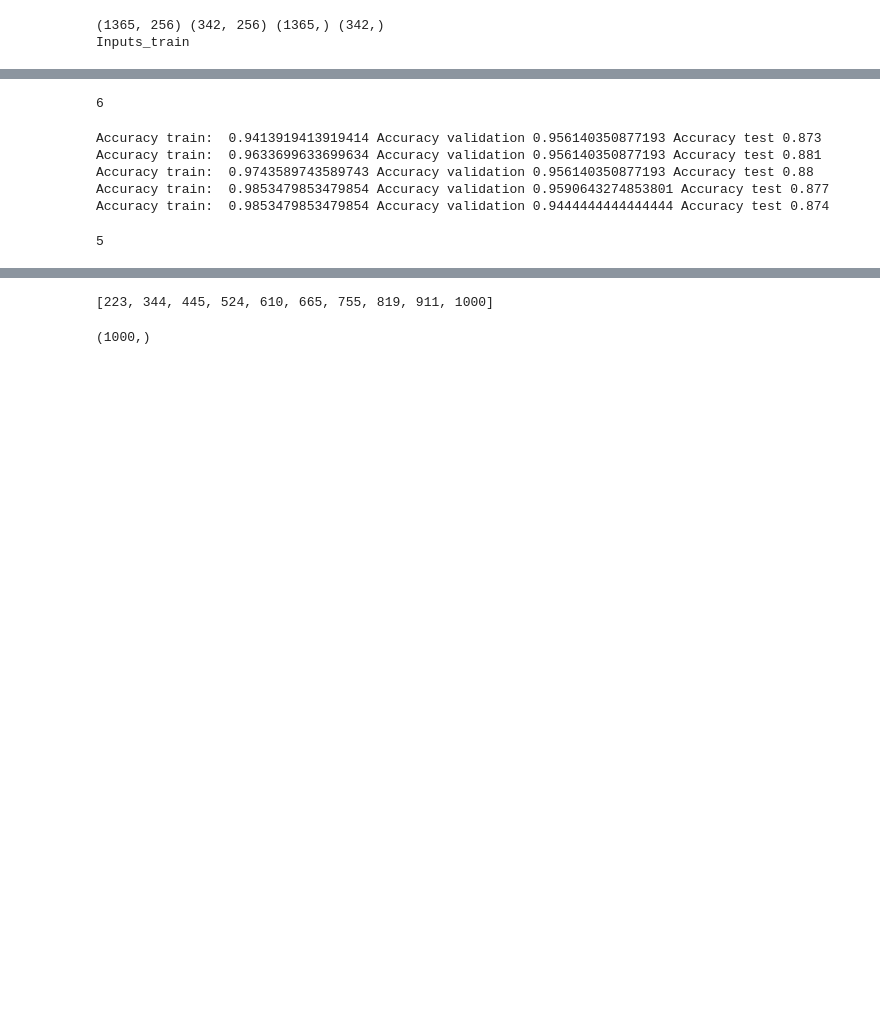
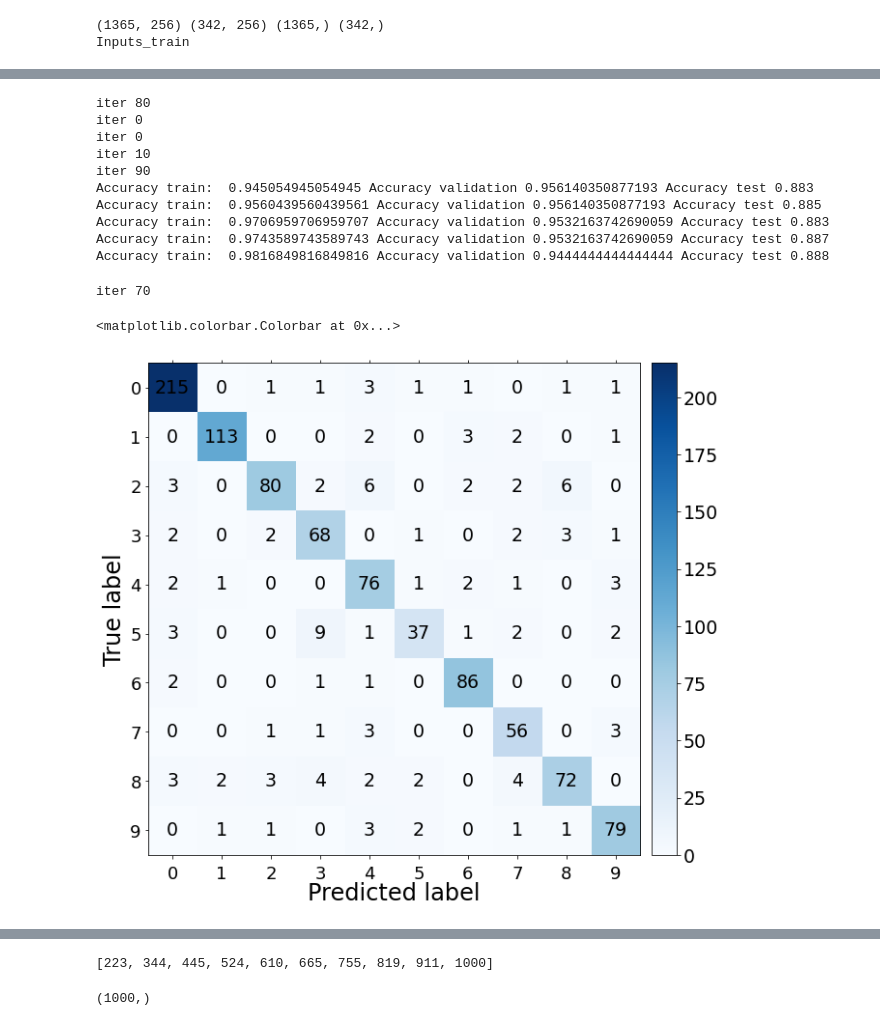
Before and after one commit to X1anghe/IDL_Assignments, a Jupyter notebook: Assignment1/Task2.ipynb, the cells around one changed output, grey strips where cells are left out. Cells and saved outputs as stored; diff of their text form; code cells hidden in the pictures; blank space fills up the shorter version.

```diff
--- a/Assignment1/Task2.ipynb
+++ b/Assignment1/Task2.ipynb
@@ -169,3 +237,14 @@ Accuracy train:  0.9758241758241758 Accuracy validation 0.956140350877193 Accura
+# %%
+# np.random.seed(2022)
+# w0 = np.random.uniform(-0.3,0.3,size=(257,10))
+w_list = []
+results = []
+w_list.clear()
+results.clear()
+np.random.seed(2022)
+sections = [(-1, 1), (-0.5, 0.5), (-0.3, 0.3), (-0.1, 0.1)]
+lr = 0.3
+W_experiments = generate_w0(sections)
 # %%
 for w0_index in range(len(sections)):
     print(w0_index)
@@ -211,6 +300,2 @@ print("Accuracy train: ", acc_train, "Accuracy validation", acc_val, "Accuracy t
 Training with weights section:  0, 0
 Accuracy train:  0.9714285714285714 Accuracy validation 0.9619883040935673 Accuracy test 0.876
-# %%
-len(w_list)
-# %% [output]
-6
@@ -220,6 +302,6 @@ def best_weight():
 # %%
 np.random.seed(2022)
-w0 = np.random.uniform(-0.3, 0.3, size=(257,10))
+w0 = np.random.normal(loc=0.0, scale=0.3, size=(257, 10))
 lr = 0.3
 w_list.clear()
 results.clear()
@@ -241,13 +323,40 @@ for i in range(5):
 for acc, acc_val, acc_test in results:
     print("Accuracy train: ", acc, "Accuracy validation", acc_val, "Accuracy test", acc_test)
 # %% [output]
-Accuracy train:  0.9413919413919414 Accuracy validation 0.956140350877193 Accuracy test 0.873
-Accuracy train:  0.9633699633699634 Accuracy validation 0.956140350877193 Accuracy test 0.881
-Accuracy train:  0.9743589743589743 Accuracy validation 0.956140350877193 Accuracy test 0.88
-Accuracy train:  0.9853479853479854 Accuracy validation 0.9590643274853801 Accuracy test 0.877
-Accuracy train:  0.9853479853479854 Accuracy validation 0.9444444444444444 Accuracy test 0.874
+iter 80
+iter 0
+iter 0
+iter 10
+iter 90
+Accuracy train:  0.945054945054945 Accuracy validation 0.956140350877193 Accuracy test 0.883
+Accuracy train:  0.9560439560439561 Accuracy validation 0.956140350877193 Accuracy test 0.885
+Accuracy train:  0.9706959706959707 Accuracy validation 0.9532163742690059 Accuracy test 0.883
+Accuracy train:  0.9743589743589743 Accuracy validation 0.9532163742690059 Accuracy test 0.887
+Accuracy train:  0.9816849816849816 Accuracy validation 0.9444444444444444 Accuracy test 0.888
-# %%
-len(w_list)
-# %% [output]
-5
+# %%
+## confusion Test
+np.random.seed(2022)
+w0 = np.random.uniform(-0.3, 0.3, size=(257,10))
+w = training(lr, w0, X_train, y_train_dummy)
+
+plt.rc('figure',figsize=(11,11))
+cm = confusion_matrix(y_test, predict(lr, w, X_test, y_test_dummy))
+plt.matshow(cm,cmap=plt.cm.Blues)
+cm_x_ticks=[0,1,2,3,4,5,6,7,8,9]
+for i in range(cm.shape[0]):
+  for j in range(cm.shape[1]):
+    plt.text(x=j, y=i, s=cm[i, j],
+fontsize=19,ha='center',va='center')
+my_x_ticks = [0,1,2,3,4,5,6,7,8,9]
+my_y_ticks = [0,1,2,3,4,5,6,7,8,9]
+plt.xticks(my_x_ticks, size=18, verticalalignment='bottom', y=-0.07)
+plt.yticks(my_y_ticks, size=18)
+plt.xlabel('Predicted label',fontdict={'fontsize':24}, labelpad=28 )
+plt.ylabel('True label',fontdict={'fontsize':24})
+plt.rcParams['font.size'] = 19
+plt.colorbar(pad=0.02,shrink=0.83)
+# %% [output]
+iter 70
+<matplotlib.colorbar.Colorbar at 0x...>
+[figure, added]
 # %%
```
Also changed, not shown: parts of 14 cells of this notebook.
